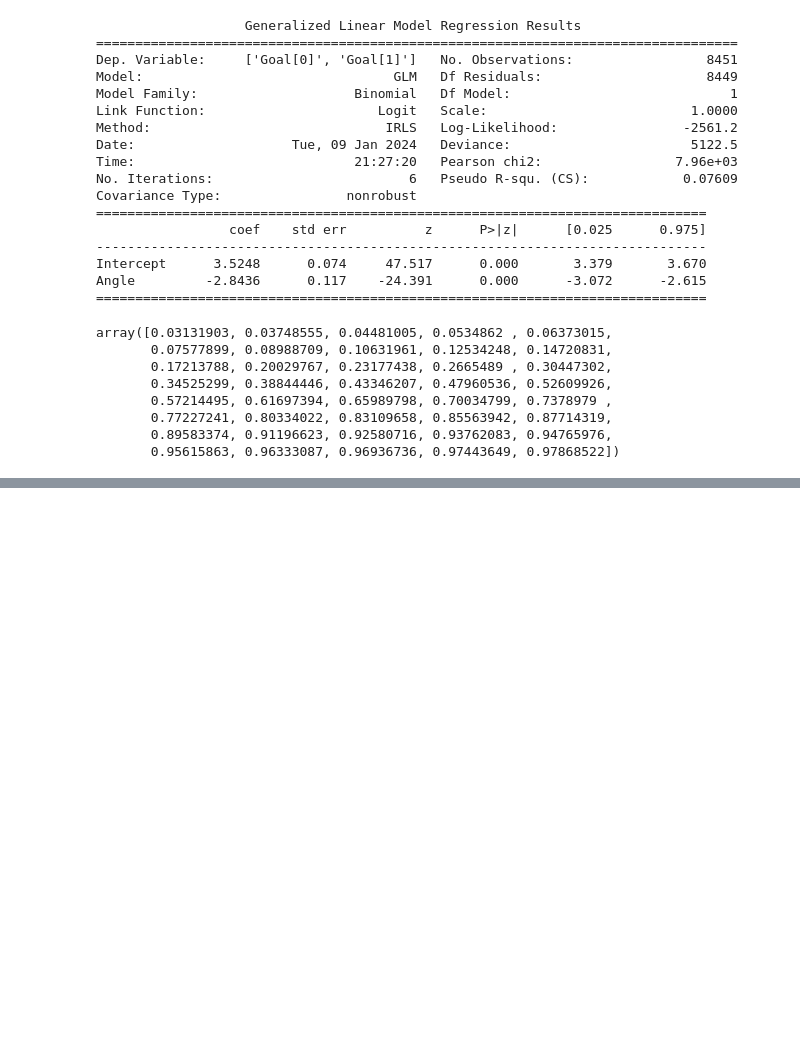
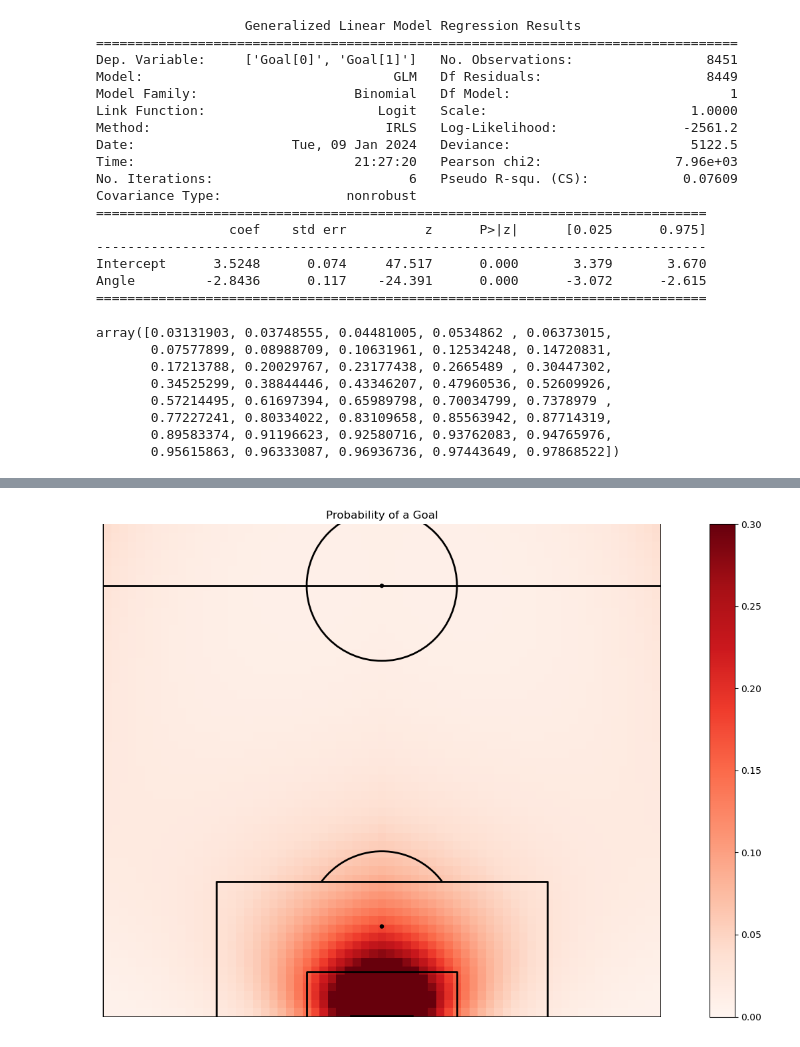
Before and after one commit to jimmybunter01/Soccermatics, a Jupyter notebook: Notebooks/2_Models/xG_modelling.ipynb, the cells around one changed output, grey strips where cells are left out. Saved outputs shown, nothing was run; the diff lists cells and outputs as text; code cells hidden in the pictures; blank space fills up the shorter version.

```diff
--- a/Notebooks/2_Models/xG_modelling.ipynb
+++ b/Notebooks/2_Models/xG_modelling.ipynb
@@ -320,0 +443,36 @@ plt.show();
+# %%
+prob_goal_2d = np.zeros((68,68))
+
+for x in range(68):
+    for y in range(68):
+
+        shot = {}
+        a = np.arctan(7.32 * x / (x ** 2 + abs(y-68/2) ** 2 - (7.32/2) ** 2))
+        if a < 0:
+            a = np.pi + a
+
+        shot["Angle"] = a
+        shot["Distance"] = np.sqrt(x**2 + abs(y-68/2) ** 2)
+        shot["D2"] = x**2 + abs(y-68/2) ** 2
+        shot["X"] = x
+        shot["AX"] = x*a
+        shot["X2"] = x ** 2
+        shot["C"] = abs(y-68/2)
+        shot["C2"] = (y-68/2) ** 2
+
+        prob_goal_2d[x,y] = calc_xG(shot)
+
+pitch = VerticalPitch(line_color='black', half = True, pitch_type='custom', pitch_length=105, pitch_width=68, line_zorder = 2)
+fig, ax = pitch.draw(figsize=(15,8))
+pos = ax.imshow(prob_goal_2d, extent=[-1,68,68,-1], aspect="auto", cmap=plt.cm.Reds, vmin=0, vmax=0.3, zorder = 1)
+fig.colorbar(pos, ax=ax)
+
+ax.set_title("Probability of a Goal")
+
+plt.xlim((0,68))
+plt.ylim((0,60))
+plt.gca().set_aspect("equal", adjustable="box")
+
+plt.show();
+# %% [output]
+[figure, added]
```
Also changed, not shown: parts of 17 cells of this notebook.
